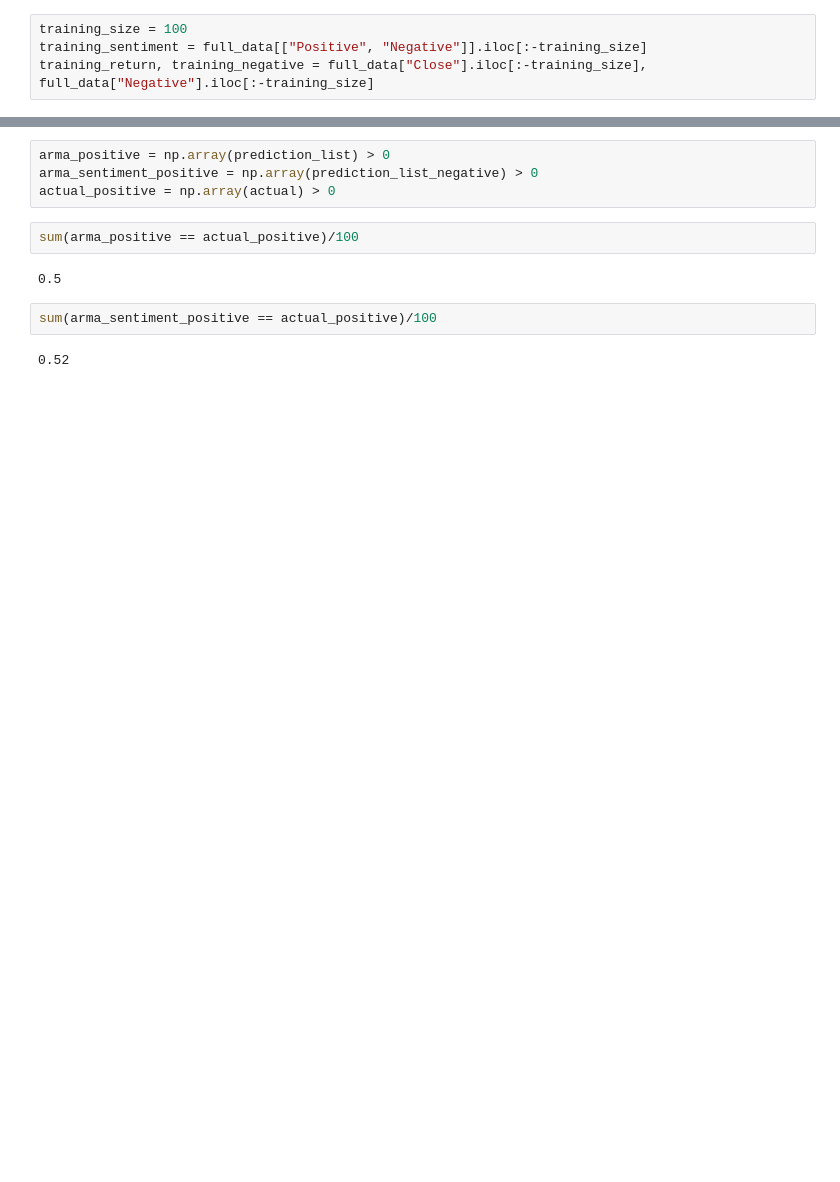
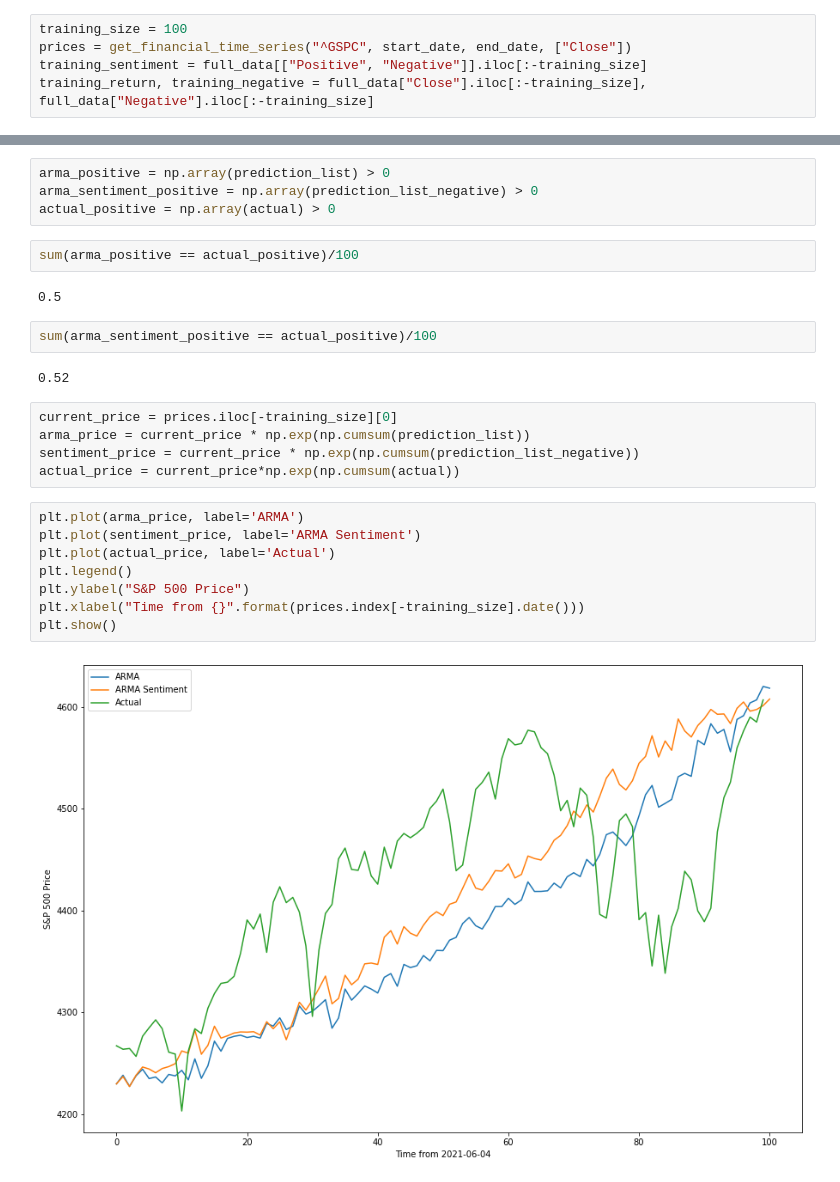
Before and after one commit to TheIanSim/CS5344-Team11-Project, a Jupyter notebook: CS5344 Project Model.ipynb, the cells around one changed output, grey strips where cells are left out. Cells and saved outputs as stored; diff of their text form; blank space fills up the shorter version.

```diff
--- a/CS5344 Project Model.ipynb
+++ b/CS5344 Project Model.ipynb
@@ -99,6 +102,7 @@ full_data
 1211 rows × 3 columns
 # %%
 training_size = 100
+prices = get_financial_time_series("^GSPC", start_date, end_date, ["Close"])
 training_sentiment = full_data[["Positive", "Negative"]].iloc[:-training_size]
 training_return, training_negative = full_data["Close"].iloc[:-training_size], full_data["Negative"].iloc[:-training_size]
 # %% [markdown]
@@ -258,3 +265,18 @@ sum(arma_positive == actual_positive)/100
 sum(arma_sentiment_positive == actual_positive)/100
 # %% [output]
 0.52
+# %%
+current_price = prices.iloc[-training_size][0]
+arma_price = current_price * np.exp(np.cumsum(prediction_list))
+sentiment_price = current_price * np.exp(np.cumsum(prediction_list_negative))
+actual_price = current_price*np.exp(np.cumsum(actual))
+# %%
+plt.plot(arma_price, label='ARMA')
+plt.plot(sentiment_price, label='ARMA Sentiment')
+plt.plot(actual_price, label='Actual')
+plt.legend()
+plt.ylabel("S&P 500 Price")
+plt.xlabel("Time from {}".format(prices.index[-training_size].date()))
+plt.show()
+# %% [output]
+[figure, added]
```
Also changed, not shown: parts of 8 cells of this notebook.
